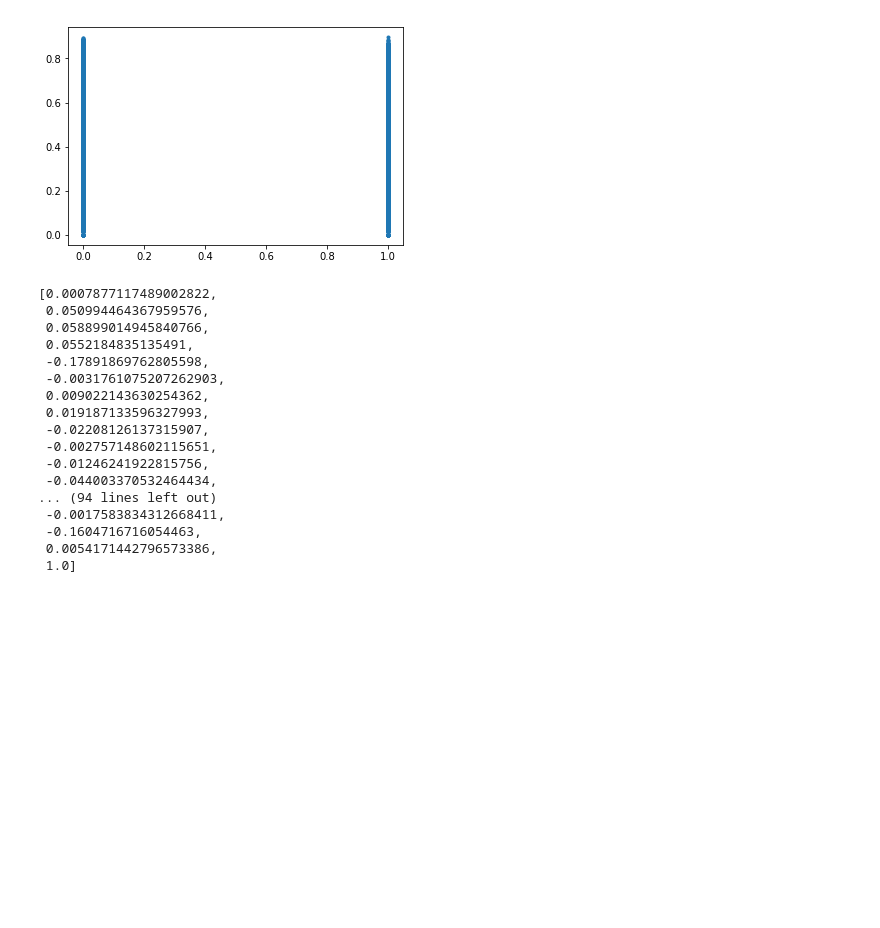
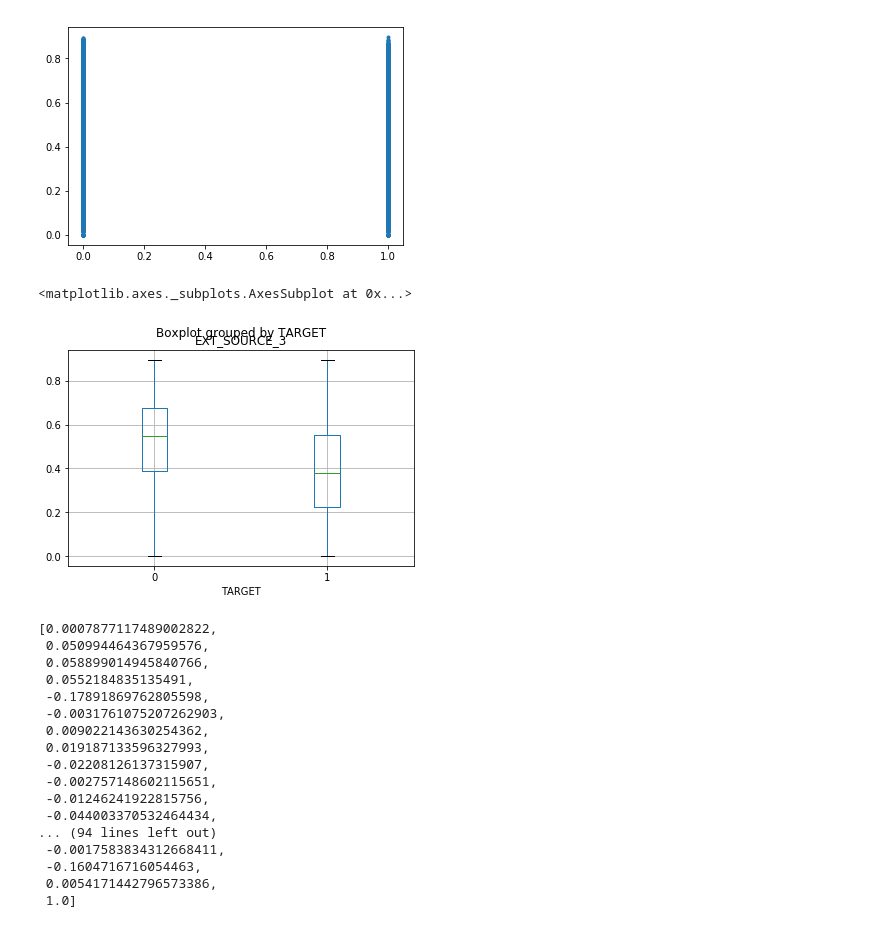
Before and after one commit to HAO-HSIANG1/2nd-ML100Days, a Jupyter notebook: homework/Day_010_HW.ipynb, the cells around one changed output. Drawn from its saved outputs; the diff is of its cells as text; code cells hidden in the pictures; blank space fills up the shorter version.

```diff
--- a/homework/Day_010_HW.ipynb
+++ b/homework/Day_010_HW.ipynb
@@ -151,6 +174,11 @@ plt.plot(app_train['TARGET'],app_train['EXT_SOURCE_3'],'.')
 # %% [output]
 [<matplotlib.lines.Line2D at 0x...>]
 [figure]
+# %%
+app_train.boxplot(column='EXT_SOURCE_3', by='TARGET')
+# %% [output]
+<matplotlib.axes._subplots.AxesSubplot at 0x...>
+[figure, added]
 # %%
 list(app_train.corr()['TARGET'].value_counts().index)
 # %% [output]
```
Also changed, not shown: parts of 8 cells of this notebook.
